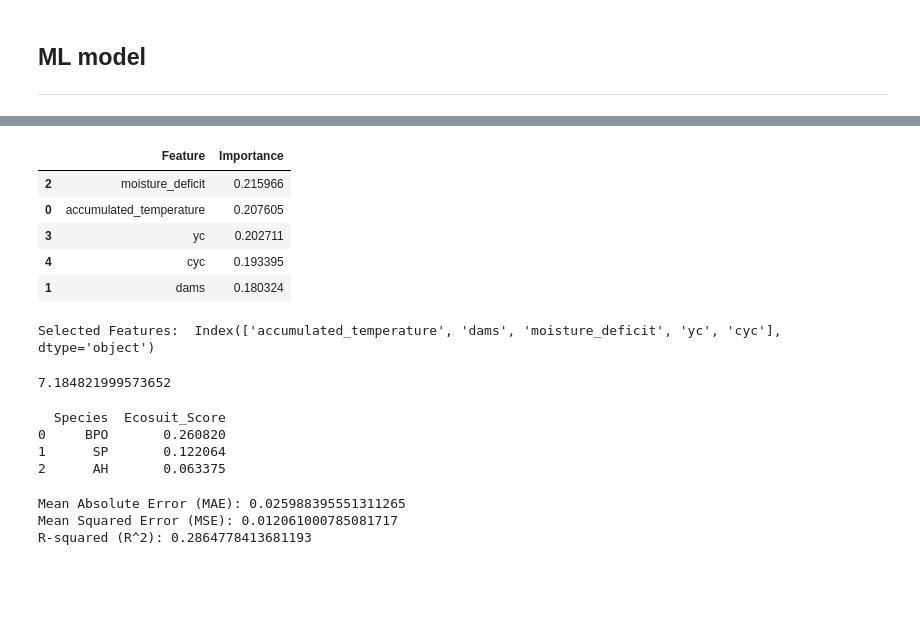
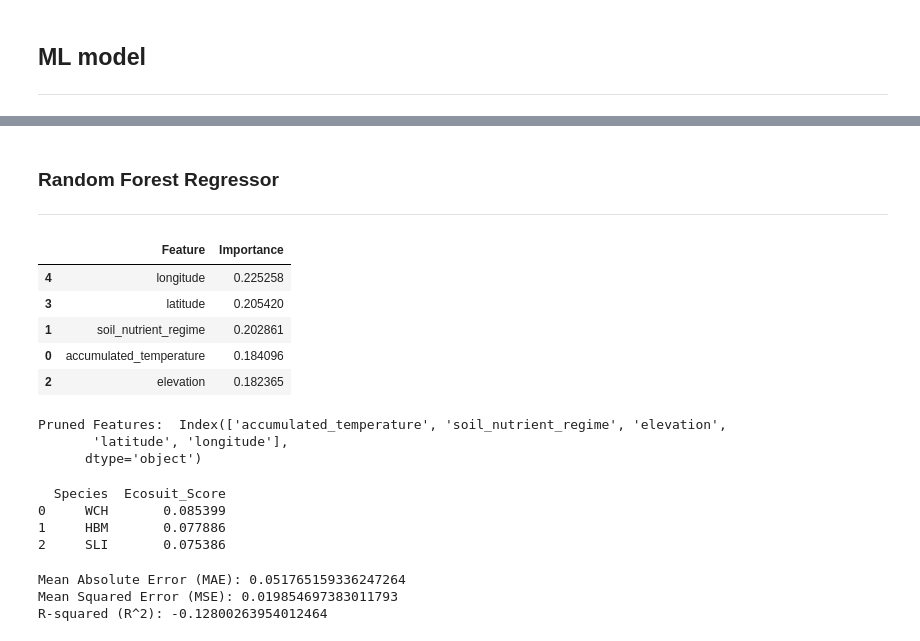
Before and after one commit to dougaltoms/Rewilder, a Jupyter notebook: dev.ipynb, the cells around one changed output, grey strips where cells are left out. Saved outputs shown, nothing was run; the diff lists cells and outputs as text; code cells hidden in the pictures; blank space fills up the shorter version.

Commit message:
ML model working better
- Switch to Multi-Target Regression
- Analysis plots

```diff
--- a/dev.ipynb
+++ b/dev.ipynb
@@ -418,0 +414,3 @@ from sklearn.preprocessing import OneHotEncoder
+# %%
+df3 = df3.drop('Unnamed: 0', axis=1)
+df3 = df3.drop('Unnamed: 0.1', axis=1)
@@ -419,47 +506,48 @@ from sklearn.preprocessing import OneHotEncoder
+# %% [markdown]
+### Random Forest Regressor
+---
 # %%
 # Inlcude all features to start (minus labels)
 
 # df_encoded = pd.get_dummies(df3, columns=['limitingfact'], drop_first=True)
 
-X = df3[['accumulated_temperature', 'dams', 'moisture_deficit', 'yc', 'cyc']] # most relevant features from RFE
+X = df3[['accumulated_temperature', 'continentality', 'dams',
+       'moisture_deficit', 'soil_moisture_regime', 'soil_nutrient_regime',
+       'elevation','latitude', 'longitude']]
 
-species_dummies = pd.get_dummies(df3['species'])
-for column in species_dummies.columns:
-    species_dummies[column] = species_dummies[column] * df3['ecosuit']
-y=species_dummies
+X = df3[['accumulated_temperature', 'soil_nutrient_regime', 'elevation', 'latitude', 'longitude']] # most relevant features from RFE
+
+species = pd.get_dummies(df3['species'])
+for column in species.columns:
+    species[column] = species[column] * df3['ecosuit']
+
+y = species
 # %%
 from sklearn.model_selection import train_test_split
 X_train, X_test, y_train, y_test = train_test_split(X, y, test_size=0.2, random_state=42)
 # %%
 from sklearn.ensemble import RandomForestRegressor
 
 # Initialize a Random Forest Regressor
 model = RandomForestRegressor(n_estimators=300, random_state=42)
-
-# Fit the model on the training data
 model.fit(X_train, y_train)
 
 # Extract feature importances
 feature_importances = model.feature_importances_
 feature_names = X.columns
-
-# Create a DataFrame for easy interpretation
 importance_df = pd.DataFrame({'Feature': feature_names, 'Importance': feature_importances})
 importance_df = importance_df.sort_values(by='Importance', ascending=False)
-importance_df
+importance_df.head()
 # %% [output]
 |  | Feature | Importance |
-| 2 | moisture_deficit | 0.215966 |
-| 0 | accumulated_temperature | 0.207605 |
-| 3 | yc | 0.202711 |
-| 4 | cyc | 0.193395 |
-| 1 | dams | 0.180324 |
+| 4 | longitude | 0.225258 |
+| 3 | latitude | 0.205420 |
+| 1 | soil_nutrient_regime | 0.202861 |
+| 0 | accumulated_temperature | 0.184096 |
+| 2 | elevation | 0.182365 |
 # %%
 from sklearn.feature_selection import RFE
 from sklearn.model_selection import train_test_split
-
-# Split the data
-X_train, X_test, y_train, y_test = train_test_split(X, y, test_size=0.2, random_state=42)
 
 # Recursive Feature Elimination
 rfe = RFE(estimator=model, n_features_to_select=5, step=1)
@@ -467,9 +555,11 @@ rfe = rfe.fit(X_train, y_train)
 
 # Get the selected features
 selected_features = X_train.columns[rfe.support_]
-print("Selected Features: ", selected_features)
+print("Pruned Features: ", selected_features)
 # %% [output]
-Selected Features:  Index(['accumulated_temperature', 'dams', 'moisture_deficit', 'yc', 'cyc'], dtype='object')
+Pruned Features:  Index(['accumulated_temperature', 'soil_nutrient_regime', 'elevation',
+       'latitude', 'longitude'],
+      dtype='object')
 # %%
 def predict_top_species(model, X_new, species_columns, top_n=3):
  # Predict ecosuit scores
@@ -482,27 +572,23 @@ def predict_top_species(model, X_new, species_columns, top_n=3):
  top_species = preds_df.T.nlargest(top_n, 0).reset_index()
  top_species.columns = ['Species', 'Ecosuit_Score']
  return top_species
-# %%
-X_train['cyc'].mean()
-# %% [output]
-7.184821999573652
 # %%
 # Example input for a new (x, y) coordinate
 new_location = pd.DataFrame({
- 'accumulated_temperature': [1400],
- 'dams':[18],
- 'moisture_deficit':[150],
- 'yc':[8],
- 'cyc':[8]
+ 'accumulated_temperature':[1755],
+ 'soil_nutrient_regime':[5],
+ 'elevation':[74],
+ 'latitude':[52.304981],
+ 'longitude':[-2.6001923]
 })
 # Get the top 3 species for this location
 top_3_species = predict_top_species(model, new_location, y.columns)
 print(top_3_species)
 # %% [output]
   Species  Ecosuit_Score
-0     BPO       0.260820
-1      SP       0.122064
-2      AH       0.063375
+0     WCH       0.085399
+1     HBM       0.077886
+2     SLI       0.075386
 # %%
 from sklearn.metrics import mean_absolute_error, mean_squared_error, r2_score
 
@@ -518,6 +604,6 @@ print(f'Mean Absolute Error (MAE): {mae}')
 print(f'Mean Squared Error (MSE): {mse}')
 print(f'R-squared (R^2): {r2}')
 # %% [output]
-Mean Absolute Error (MAE): 0.025988395551311265
-Mean Squared Error (MSE): 0.012061000785081717
-R-squared (R^2): 0.2864778413681193
+Mean Absolute Error (MAE): 0.051765159336247264
+Mean Squared Error (MSE): 0.019854697383011793
+R-squared (R^2): -0.12800263954012464
```
Also changed, not shown: parts of 13 cells of this notebook.
